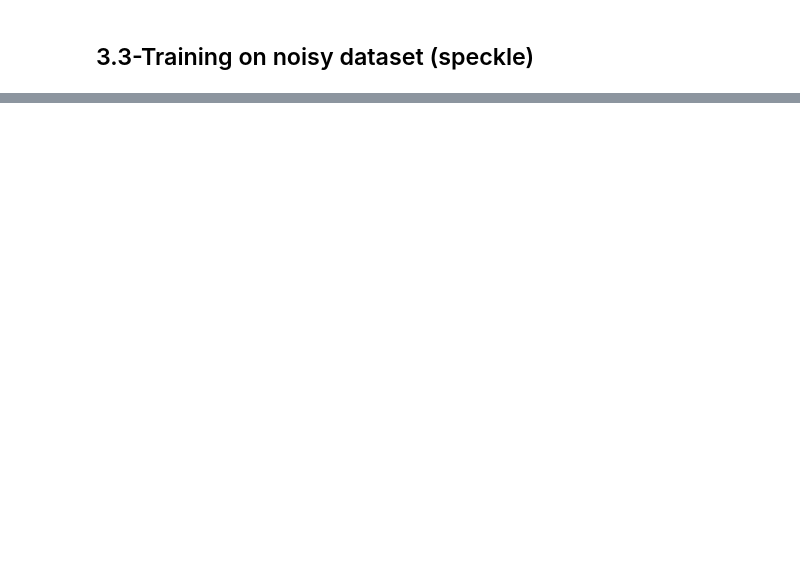
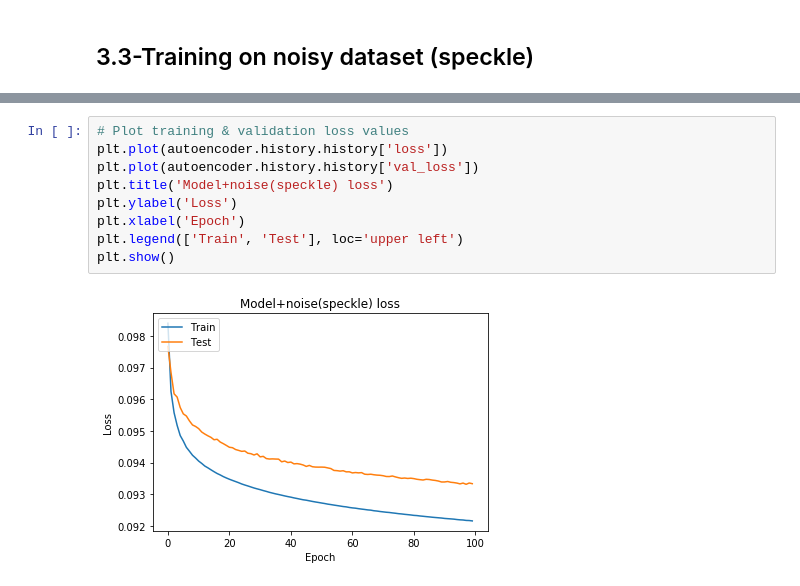
Before and after one commit to ecsquare/Deep-Compression-with-autoencoder, a Jupyter notebook: Compression_with_autoencoder.ipynb, the cells around one changed output, grey strips where cells are left out. Drawn from its saved outputs; the diff is of its cells as text; blank space fills up the shorter version.

```diff
--- a/Compression_with_autoencoder.ipynb
+++ b/Compression_with_autoencoder.ipynb
@@ -248 +231,12 @@ autoencoder.fit(X_train_salt_pepper, X_train_salt_pepper,
                 callbacks=callbacks_list)
+# %%
+# Plot training & validation loss values
+plt.plot(autoencoder.history.history['loss'])
+plt.plot(autoencoder.history.history['val_loss'])
+plt.title('Model+noise(speckle) loss')
+plt.ylabel('Loss')
+plt.xlabel('Epoch')
+plt.legend(['Train', 'Test'], loc='upper left')
+plt.show()
+# %% [output]
+[figure, added]
```
Also changed, not shown: parts of 11 cells of this notebook.
